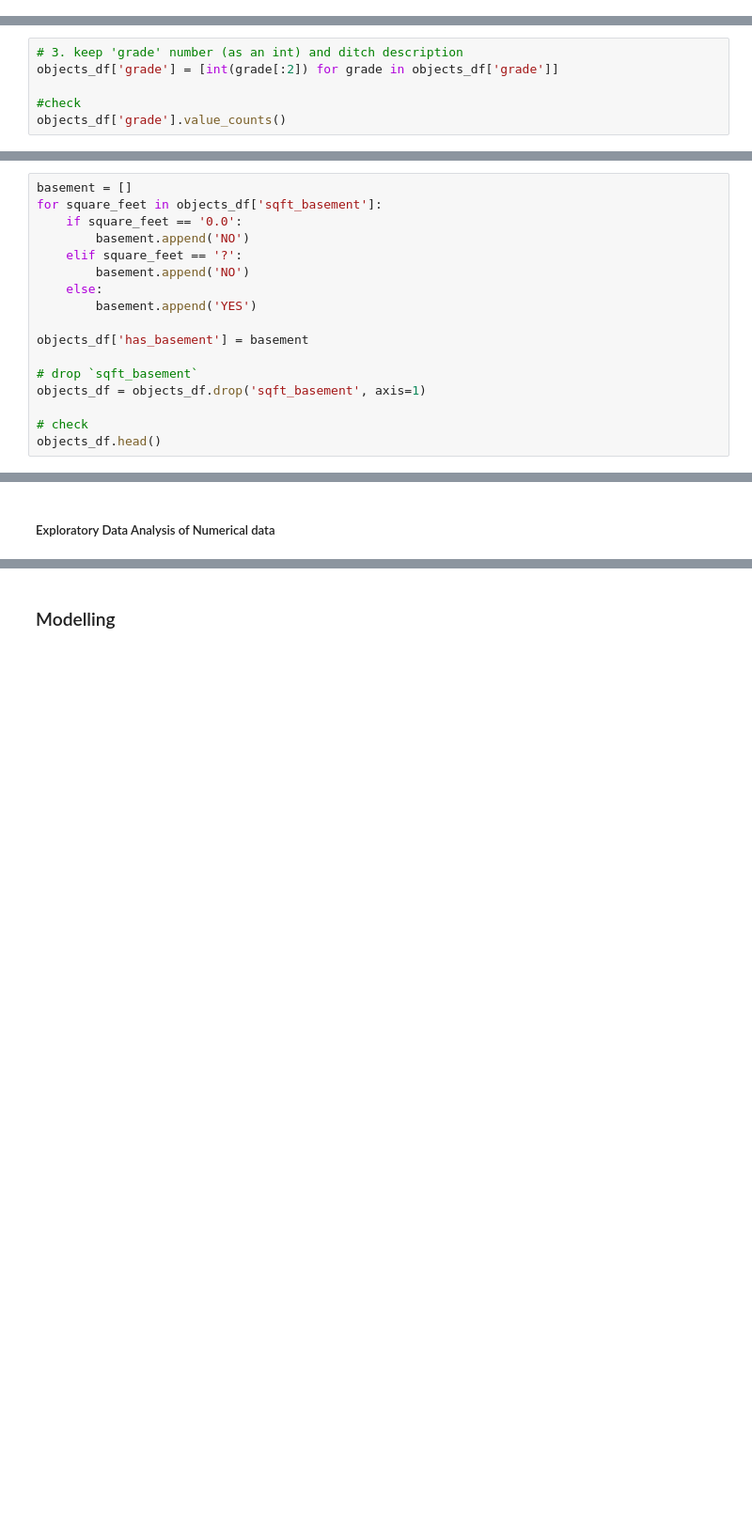
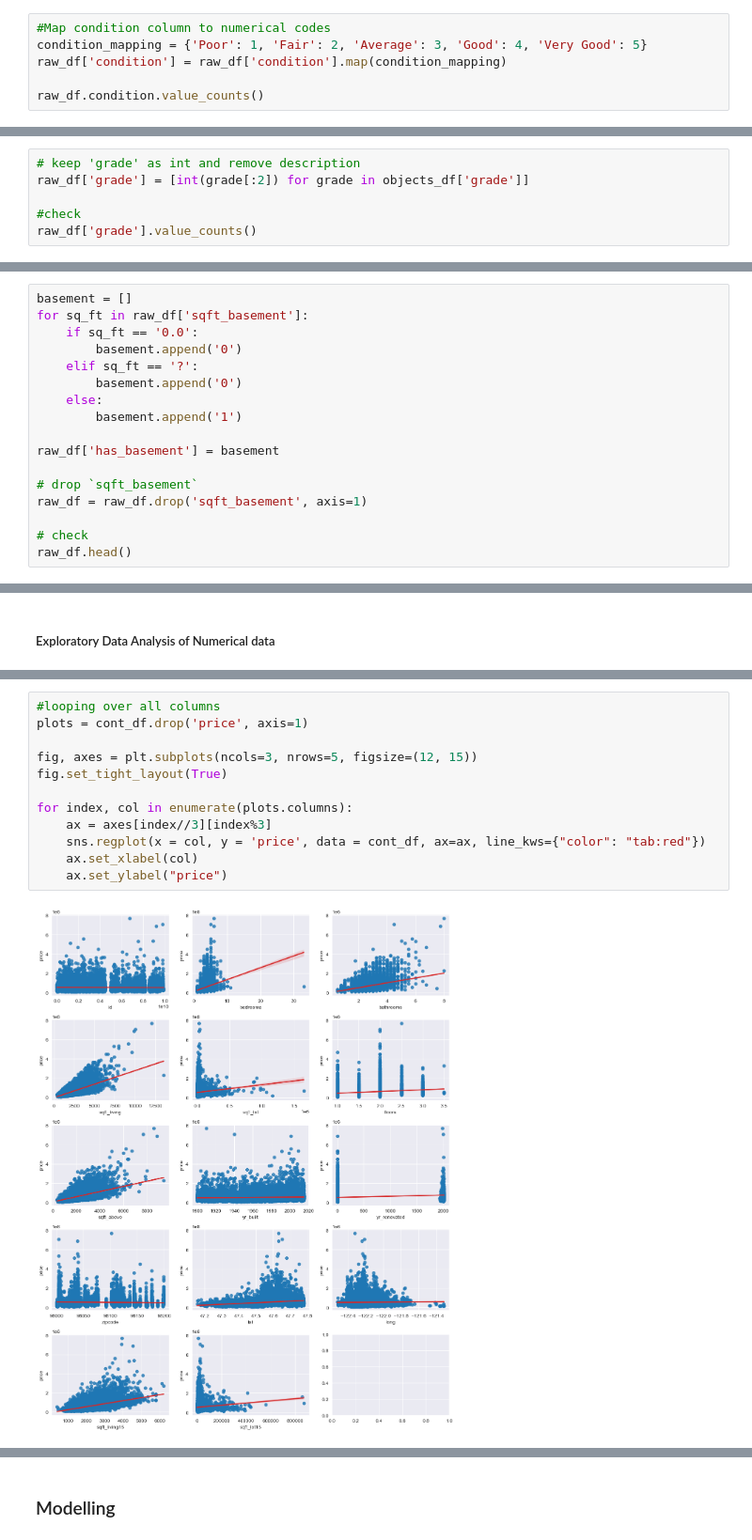
Before and after one commit to kafura0/House_Price_Prediction_KingCounty, a Jupyter notebook: student.ipynb, the cells around one changed output, grey strips where cells are left out. Shown at 94% size. Cells and saved outputs as stored; diff of their text form; blank space fills up the shorter version.

Commit message:
handling numeric values

```diff
--- a/student.ipynb
+++ b/student.ipynb
@@ -180,0 +191,6 @@ Name: view, dtype: int64
+# %%
+#Map condition column to numerical codes
+condition_mapping = {'Poor': 1, 'Fair': 2, 'Average': 3, 'Good': 4, 'Very Good': 5}
+raw_df['condition'] = raw_df['condition'].map(condition_mapping)
+
+raw_df.condition.value_counts()
@@ -183,7 +206,7 @@ Name: view, dtype: int64
 # %%
-# 3. keep 'grade' number (as an int) and ditch description
-objects_df['grade'] = [int(grade[:2]) for grade in objects_df['grade']]
+# keep 'grade' as int and remove description
+raw_df['grade'] = [int(grade[:2]) for grade in objects_df['grade']]
 
 #check
-objects_df['grade'].value_counts()
+raw_df['grade'].value_counts()
 # %% [output]
@@ -209,18 +227,18 @@ Name: grade, dtype: int64
 # %%
 basement = []
-for square_feet in objects_df['sqft_basement']:
-    if square_feet == '0.0':
-        basement.append('NO')
-    elif square_feet == '?':
-        basement.append('NO')
+for sq_ft in raw_df['sqft_basement']:
+    if sq_ft == '0.0':
+        basement.append('0')
+    elif sq_ft == '?':
+        basement.append('0')
     else:
-        basement.append('YES')
+        basement.append('1')
 
-objects_df['has_basement'] = basement
+raw_df['has_basement'] = basement
 
 # drop `sqft_basement`
-objects_df = objects_df.drop('sqft_basement', axis=1)
+raw_df = raw_df.drop('sqft_basement', axis=1)
 
 # check
-objects_df.head()
+raw_df.head()
 # %% [output]
@@ -265,0 +272,14 @@ cont_df
+# %%
+#looping over all columns
+plots = cont_df.drop('price', axis=1)
+
+fig, axes = plt.subplots(ncols=3, nrows=5, figsize=(12, 15))
+fig.set_tight_layout(True)
+
+for index, col in enumerate(plots.columns):
+    ax = axes[index//3][index%3]
+    sns.regplot(x = col, y = 'price', data = cont_df, ax=ax, line_kws={"color": "tab:red"})
+    ax.set_xlabel(col)
+    ax.set_ylabel("price")
+# %% [output]
+[figure, added]
```
Also changed, not shown: parts of 35 cells of this notebook, 1 other file.
